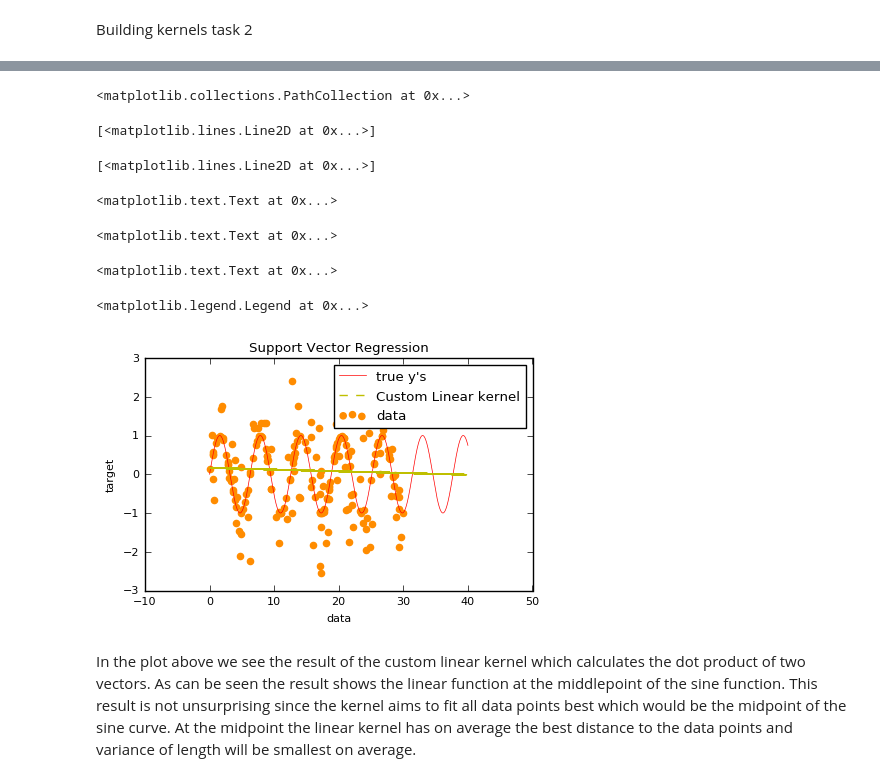
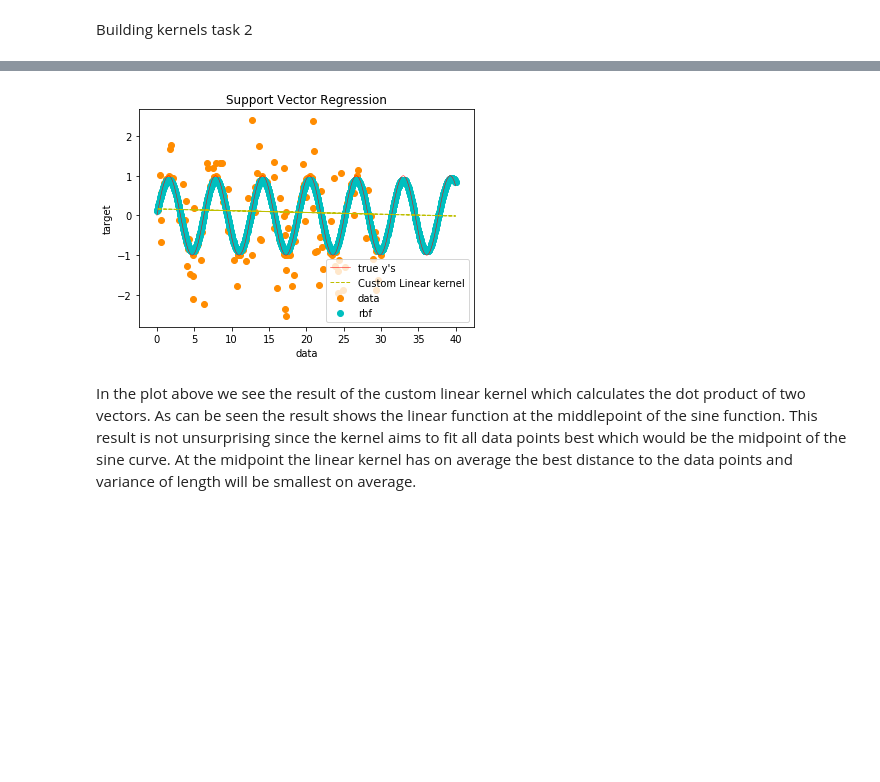
Before and after one commit to schneiderjan/2imm20-assignments, a Jupyter notebook: 1_our_solutions/Assignment 2.ipynb, the cells around one changed output, grey strips where cells are left out. Saved outputs shown, nothing was run; the diff lists cells and outputs as text; code cells hidden in the pictures; blank space fills up the shorter version.

```diff
--- a/1_our_solutions/Assignment 2.ipynb
+++ b/1_our_solutions/Assignment 2.ipynb
@@ -199,23 +183,16 @@ SVR(C=1.0, cache_size=200, coef0=0.0, degree=3, epsilon=0.1, gamma='auto',
 # %%
 lw = 1
 plt.scatter(X, y, color='darkorange', label='data')
 plt.plot(X_plot, true_y, color='red', label='true y\'s');
-# plt.plot(X_test, y_pred, color='c', lw=lw, label='rbf')
+plt.scatter(X_test, y_pred, color='c', lw=lw, label='rbf')
 plt.plot(X_test, y_pred_lin, color='y', lw=lw, label='Custom Linear kernel')
 plt.xlabel('data')
 plt.ylabel('target')
 plt.title('Support Vector Regression')
 plt.legend()
 plt.show()
 # %% [output]
-<matplotlib.collections.PathCollection at 0x...>
-[<matplotlib.lines.Line2D at 0x...>]
-[<matplotlib.lines.Line2D at 0x...>]
-<matplotlib.text.Text at 0x...>
-<matplotlib.text.Text at 0x...>
-<matplotlib.text.Text at 0x...>
-<matplotlib.legend.Legend at 0x...>
-[figure, old version]
+[figure, new version]
 # %% [markdown]
 In the plot above we see the result of the custom linear kernel which calculates the dot product of two vectors. As can be seen the result shows the linear function at the middlepoint of the sine function. This result is not unsurprising since the kernel aims to fit all data points best which would be the midpoint of the sine curve. At the midpoint the linear kernel has on average the best distance to the data points and variance of length will be smallest on average.
 # %% [markdown]
```
Also changed, not shown: parts of 12 cells of this notebook.
